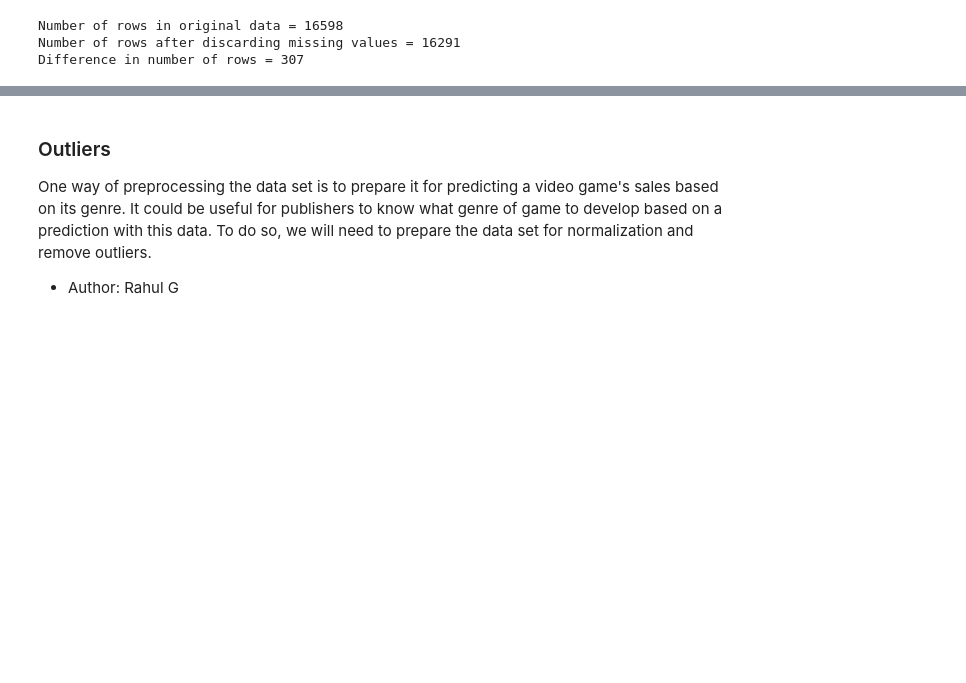
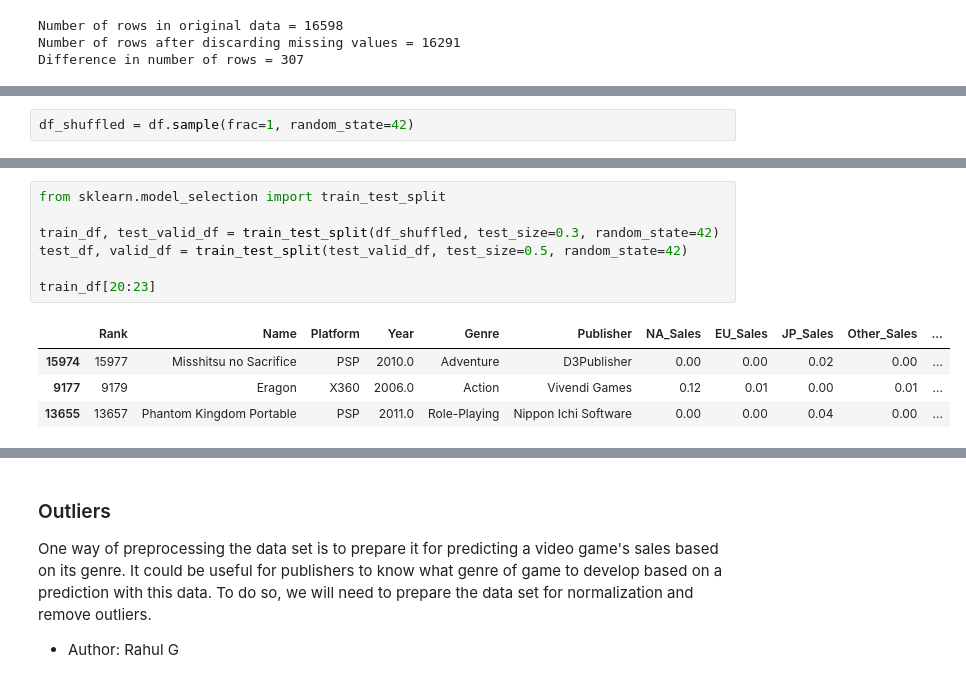
Before and after one commit to itspennyh/CSC177, a Jupyter notebook: dataPreProsUn226.ipynb, the cells around one changed output, grey strips where cells are left out. Cells and saved outputs as stored; diff of their text form; blank space fills up the shorter version.

Commit message:
Added data splitting

```diff
--- a/dataPreProsUn226.ipynb
+++ b/dataPreProsUn226.ipynb
@@ -89,0 +97,2 @@ Difference in number of rows = 307
+# %%
+df_shuffled = df.sample(frac=1, random_state=42)
@@ -89,0 +102,12 @@ Difference in number of rows = 307
+# %%
+from sklearn.model_selection import train_test_split
+
+train_df, test_valid_df = train_test_split(df_shuffled, test_size=0.3, random_state=42)
+test_df, valid_df = train_test_split(test_valid_df, test_size=0.5, random_state=42)
+
+train_df[20:23]
+# %% [output]
+|  | Rank | Name | Platform | Year | Genre | Publisher | NA_Sales | EU_Sales | JP_Sales | Other_Sales | ... |
+| 15974 | 15977 | Misshitsu no Sacrifice | PSP | 2010.0 | Adventure | D3Publisher | 0.00 | 0.00 | 0.02 | 0.00 | ... |
+| 9177 | 9179 | Eragon | X360 | 2006.0 | Action | Vivendi Games | 0.12 | 0.01 | 0.00 | 0.01 | ... |
+| 13655 | 13657 | Phantom Kingdom Portable | PSP | 2011.0 | Role-Playing | Nippon Ichi Software | 0.00 | 0.00 | 0.04 | 0.00 | ... |
```
Also changed, not shown: parts of 10 cells of this notebook.
